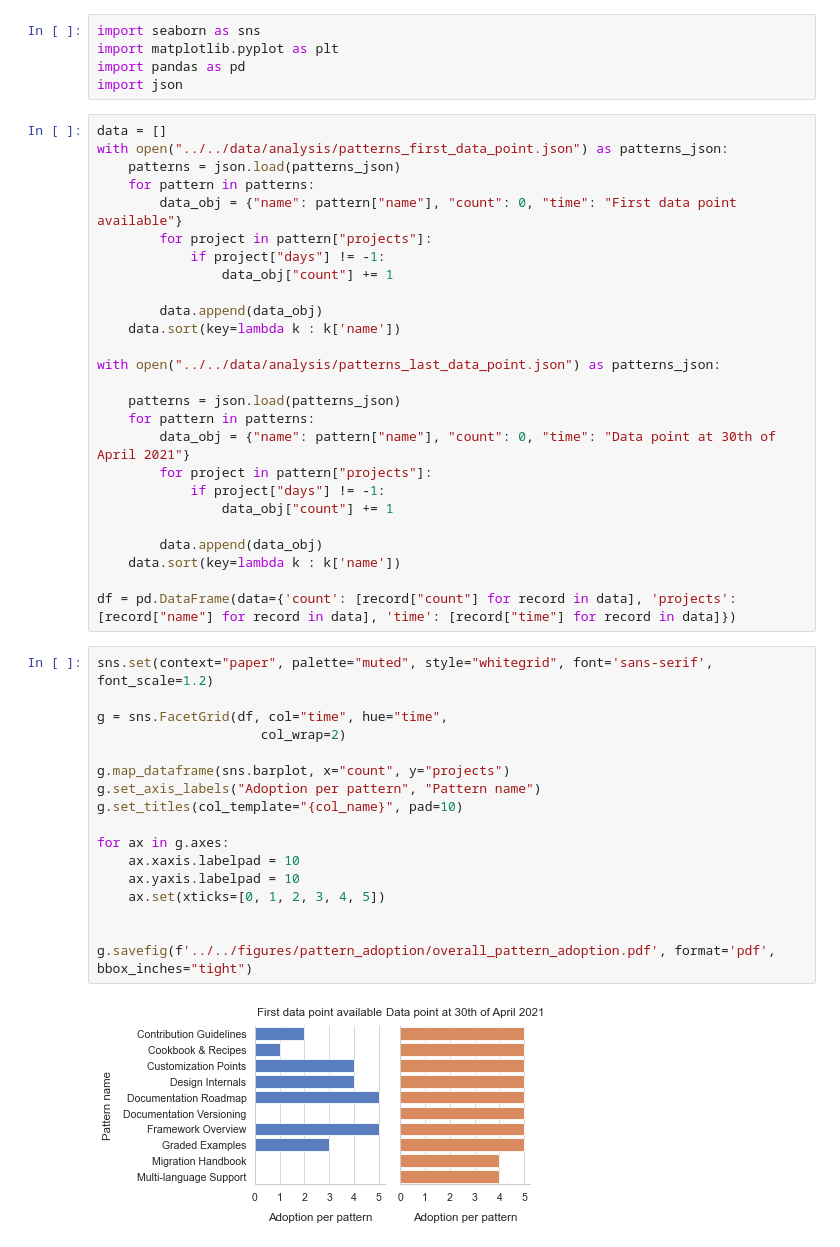
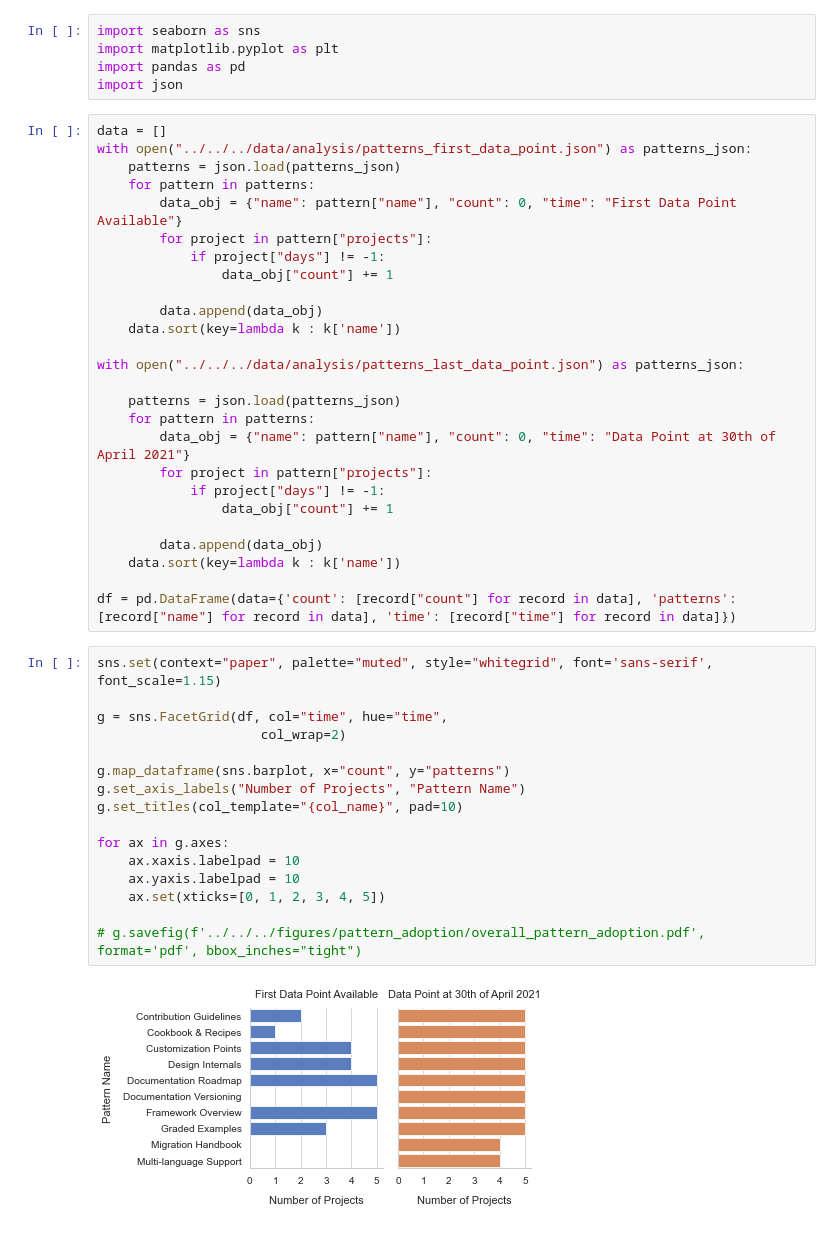
Before and after one commit to joaorafaelsantos/msc-thesis, a Jupyter notebook: notebooks/analysis/overall/overall_pattern_adoption.ipynb, the cells around one changed output. Saved outputs shown, nothing was run; the diff lists cells and outputs as text.

```diff
--- a/notebooks/analysis/overall/overall_pattern_adoption.ipynb
+++ b/notebooks/analysis/overall/overall_pattern_adoption.ipynb
@@ -5,10 +5,10 @@ import pandas as pd
 import json
 # %%
 data = []
-with open("../../data/analysis/patterns_first_data_point.json") as patterns_json:
+with open("../../../data/analysis/patterns_first_data_point.json") as patterns_json:
     patterns = json.load(patterns_json)
     for pattern in patterns:
-        data_obj = {"name": pattern["name"], "count": 0, "time": "First data point available"}
+        data_obj = {"name": pattern["name"], "count": 0, "time": "First Data Point Available"}
         for project in pattern["projects"]:
             if project["days"] != -1:
                 data_obj["count"] += 1
@@ -16,11 +16,11 @@ with open("../../data/analysis/patterns_first_data_point.json") as patterns_json
         data.append(data_obj)
     data.sort(key=lambda k : k['name'])
 
-with open("../../data/analysis/patterns_last_data_point.json") as patterns_json:
+with open("../../../data/analysis/patterns_last_data_point.json") as patterns_json:
 
     patterns = json.load(patterns_json)
     for pattern in patterns:
-        data_obj = {"name": pattern["name"], "count": 0, "time": "Data point at 30th of April 2021"}
+        data_obj = {"name": pattern["name"], "count": 0, "time": "Data Point at 30th of April 2021"}
         for project in pattern["projects"]:
             if project["days"] != -1:
                 data_obj["count"] += 1
@@ -28,23 +28,22 @@ with open("../../data/analysis/patterns_last_data_point.json") as patterns_json:
         data.append(data_obj)
     data.sort(key=lambda k : k['name'])
 
-df = pd.DataFrame(data={'count': [record["count"] for record in data], 'projects': [record["name"] for record in data], 'time': [record["time"] for record in data]})
+df = pd.DataFrame(data={'count': [record["count"] for record in data], 'patterns': [record["name"] for record in data], 'time': [record["time"] for record in data]})
 # %%
-sns.set(context="paper", palette="muted", style="whitegrid", font='sans-serif', font_scale=1.2)
+sns.set(context="paper", palette="muted", style="whitegrid", font='sans-serif', font_scale=1.15)
 
 g = sns.FacetGrid(df, col="time", hue="time",
                      col_wrap=2)
 
-g.map_dataframe(sns.barplot, x="count", y="projects")
-g.set_axis_labels("Adoption per pattern", "Pattern name")
+g.map_dataframe(sns.barplot, x="count", y="patterns")
+g.set_axis_labels("Number of Projects", "Pattern Name")
 g.set_titles(col_template="{col_name}", pad=10)
 
 for ax in g.axes:
     ax.xaxis.labelpad = 10
     ax.yaxis.labelpad = 10
     ax.set(xticks=[0, 1, 2, 3, 4, 5])
 
-
-g.savefig(f'../../figures/pattern_adoption/overall_pattern_adoption.pdf', format='pdf', bbox_inches="tight")
+# g.savefig(f'../../../figures/pattern_adoption/overall_pattern_adoption.pdf', format='pdf', bbox_inches="tight")
 # %% [output]
-[figure, old version]
+[figure, new version]
```
Also changed, not shown: 9 other files.
